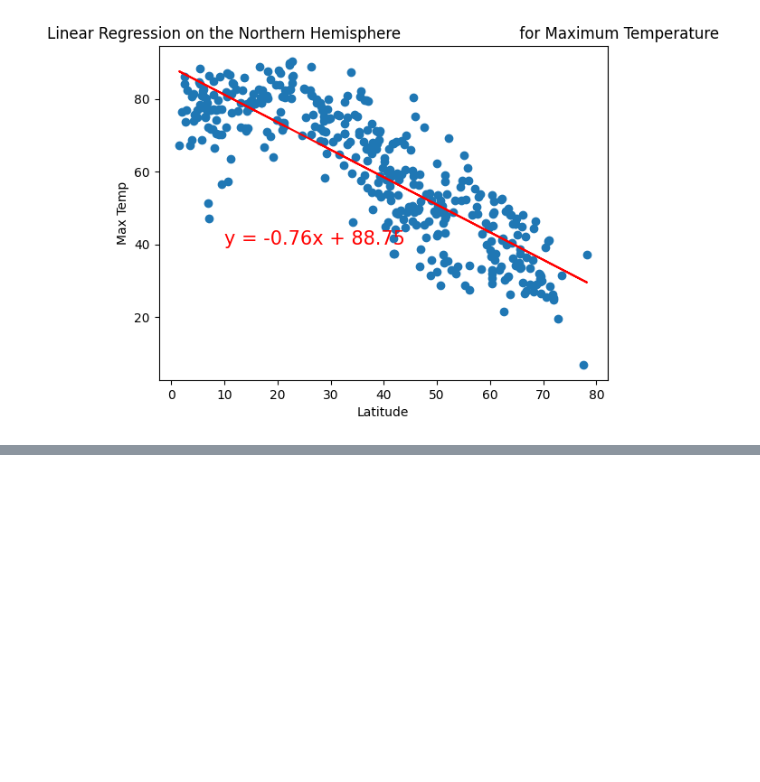
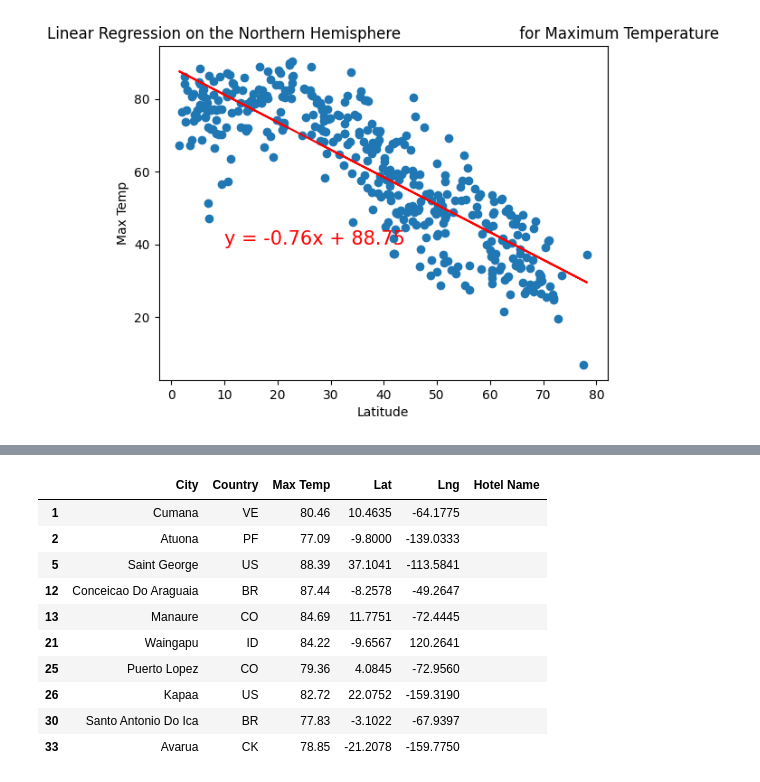
Before and after one commit to fze484/World_Weather_Analysis, a Jupyter notebook: WeatherPy.ipynb, the cells around one changed output, grey strips where cells are left out. Cells and saved outputs as stored; diff of their text form; code cells hidden in the pictures; blank space fills up the shorter version.

```diff
--- a/WeatherPy.ipynb
+++ b/WeatherPy.ipynb
@@ -458,0 +498,17 @@ plot_linear_regression(x_values, y_values,
+# %%
+# Create DataFrame called hotel_df to store hotel names along with city, country, max temp, and coordinates.
+hotel_df = preferred_cities_df[["City", "Country", "Max Temp", "Lat", "Lng"]].copy()
+hotel_df["Hotel Name"] = ""
+hotel_df.head(10)
+# %% [output]
+|  | City | Country | Max Temp | Lat | Lng | Hotel Name |
+| 1 | Cumana | VE | 80.46 | 10.4635 | -64.1775 |  |
+| 2 | Atuona | PF | 77.09 | -9.8000 | -139.0333 |  |
+| 5 | Saint George | US | 88.39 | 37.1041 | -113.5841 |  |
+| 12 | Conceicao Do Araguaia | BR | 87.44 | -8.2578 | -49.2647 |  |
+| 13 | Manaure | CO | 84.69 | 11.7751 | -72.4445 |  |
+| 21 | Waingapu | ID | 84.22 | -9.6567 | 120.2641 |  |
+| 25 | Puerto Lopez | CO | 79.36 | 4.0845 | -72.9560 |  |
+| 26 | Kapaa | US | 82.72 | 22.0752 | -159.3190 |  |
+| 30 | Santo Antonio Do Ica | BR | 77.83 | -3.1022 | -67.9397 |  |
+| 33 | Avarua | CK | 78.85 | -21.2078 | -159.7750 |  |
```
Also changed, not shown: parts of 34 cells of this notebook, 5 other files.
